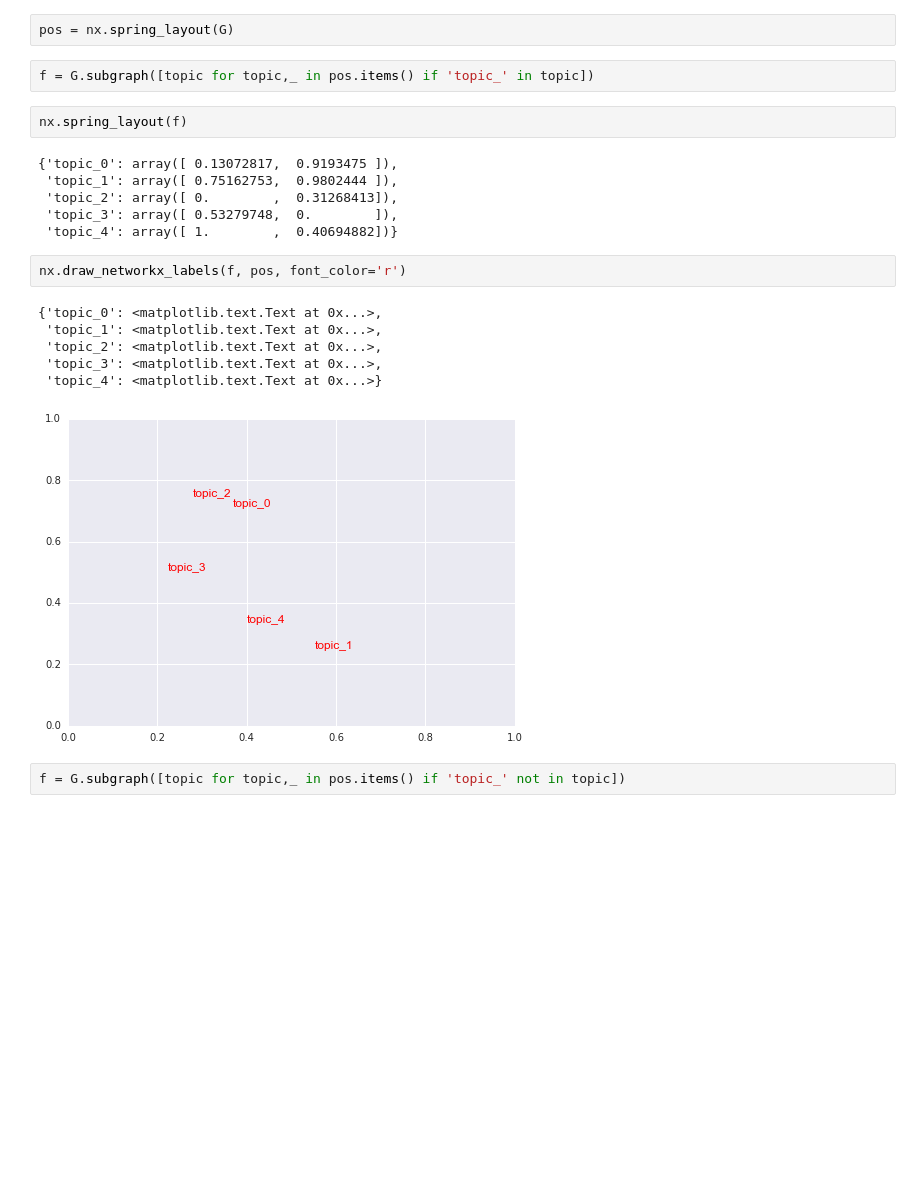
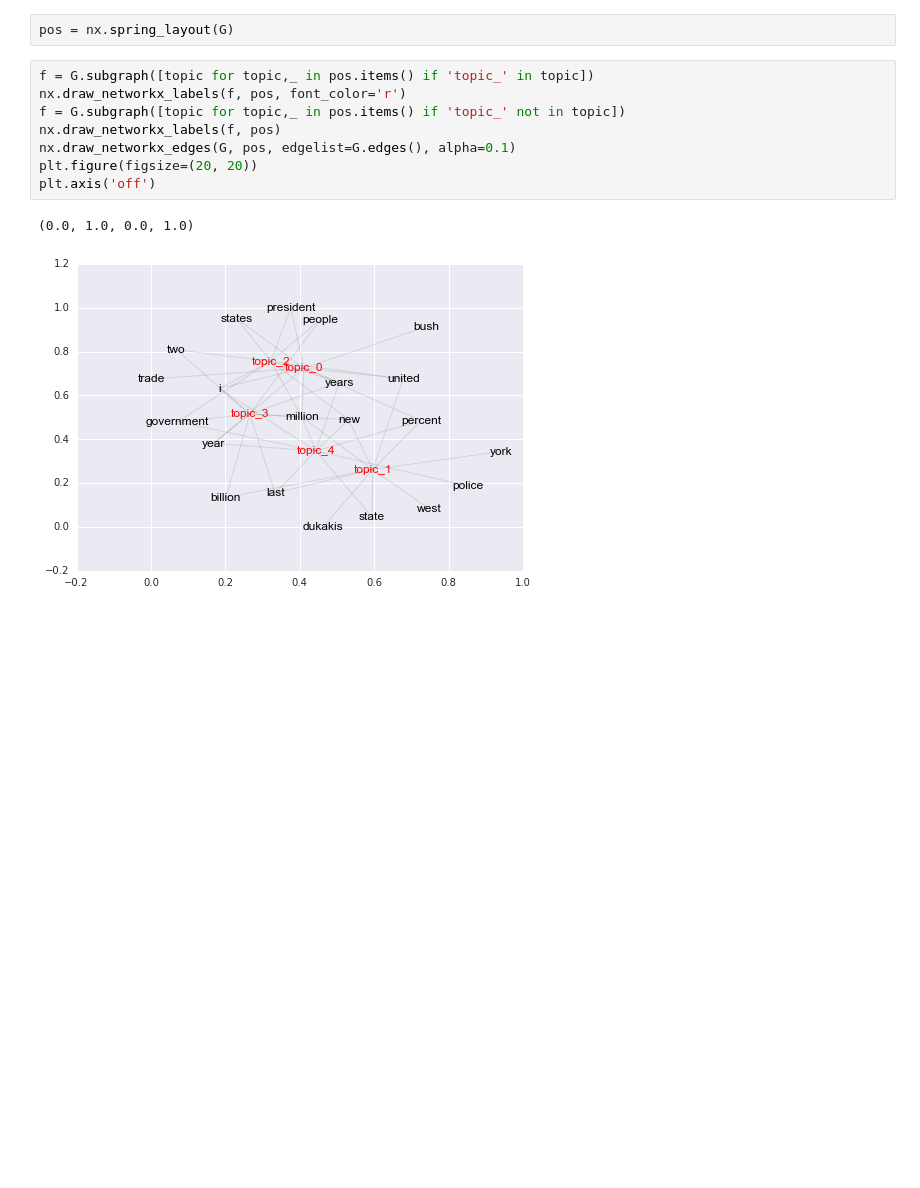
Before and after one commit to ermakovpetr/npl_for_students, a Jupyter notebook: lda.ipynb, the cells around one changed output. Saved outputs shown, nothing was run; the diff lists cells and outputs as text; blank space fills up the shorter version.

```diff
--- a/lda.ipynb
+++ b/lda.ipynb
@@ -347,27 +347,18 @@ for i in range(5):
         G.add_edge(topic_l, term)
 # %%
 pos = nx.spring_layout(G)
-# %%
-f = G.subgraph([topic for topic,_ in pos.items() if 'topic_' in topic])
-# %%
-nx.spring_layout(f)
-# %% [output]
-{'topic_0': array([ 0.13072817,  0.9193475 ]),
- 'topic_1': array([ 0.75162753,  0.9802444 ]),
- 'topic_2': array([ 0.        ,  0.31268413]),
- 'topic_3': array([ 0.53279748,  0.        ]),
- 'topic_4': array([ 1.        ,  0.40694882])}
-# %%
-nx.draw_networkx_labels(f, pos, font_color='r')
-# %% [output]
-{'topic_0': <matplotlib.text.Text at 0x...>,
- 'topic_1': <matplotlib.text.Text at 0x...>,
- 'topic_2': <matplotlib.text.Text at 0x...>,
- 'topic_3': <matplotlib.text.Text at 0x...>,
- 'topic_4': <matplotlib.text.Text at 0x...>}
-[figure, removed]
-# %%
-f = G.subgraph([topic for topic,_ in pos.items() if 'topic_' not in topic])
+# %%
+f = G.subgraph([topic for topic,_ in pos.items() if 'topic_' in topic])
+nx.draw_networkx_labels(f, pos, font_color='r')
+f = G.subgraph([topic for topic,_ in pos.items() if 'topic_' not in topic])
+nx.draw_networkx_labels(f, pos)
+nx.draw_networkx_edges(G, pos, edgelist=G.edges(), alpha=0.1)
+plt.figure(figsize=(20, 20))
+plt.axis('off')
+# %% [output]
+(0.0, 1.0, 0.0, 1.0)
+[figure, added]
+[figure, added]
 # %%
 !git add lda.ipynb
 !git commit -m "new"
```
Also changed, not shown: parts of 1 cell of this notebook.
